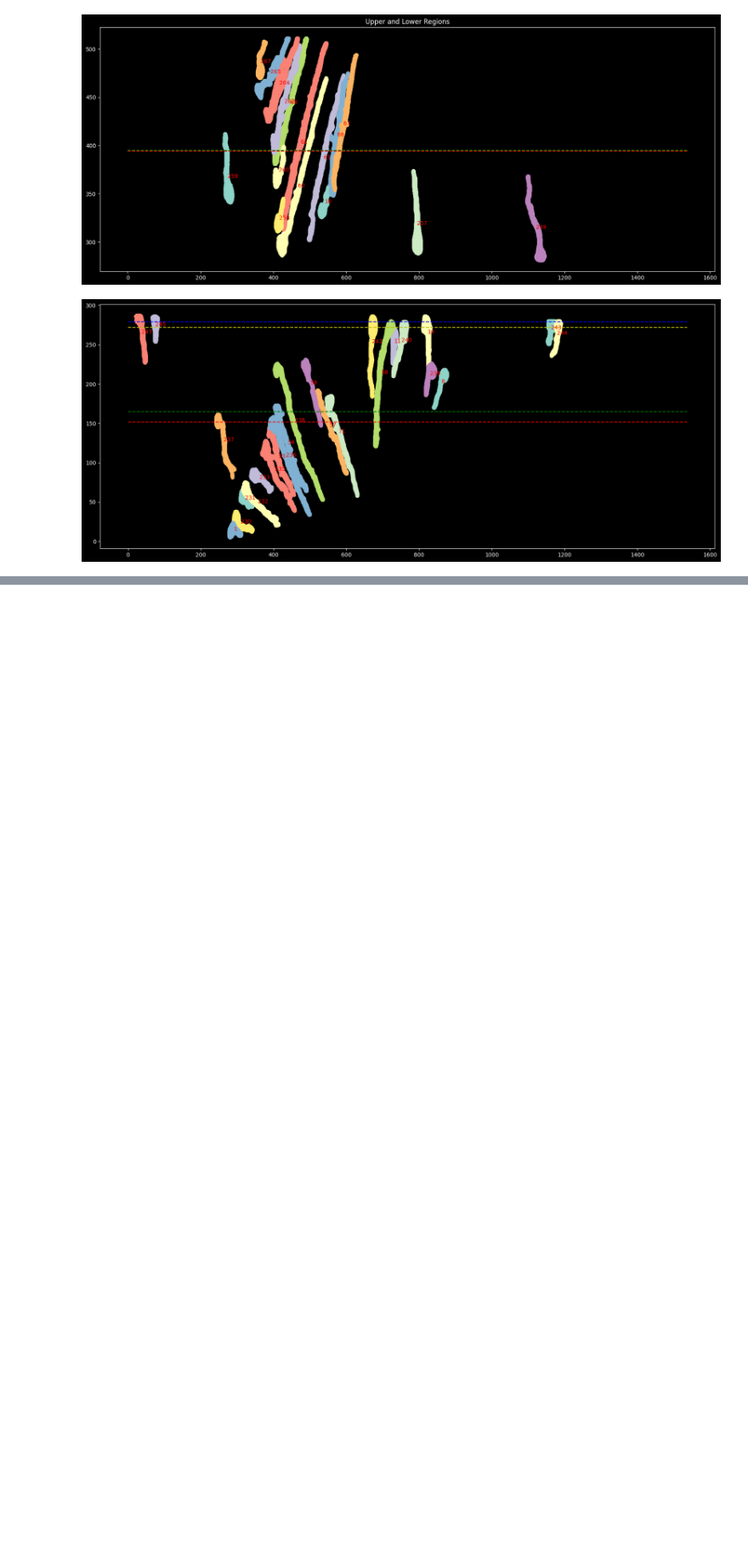
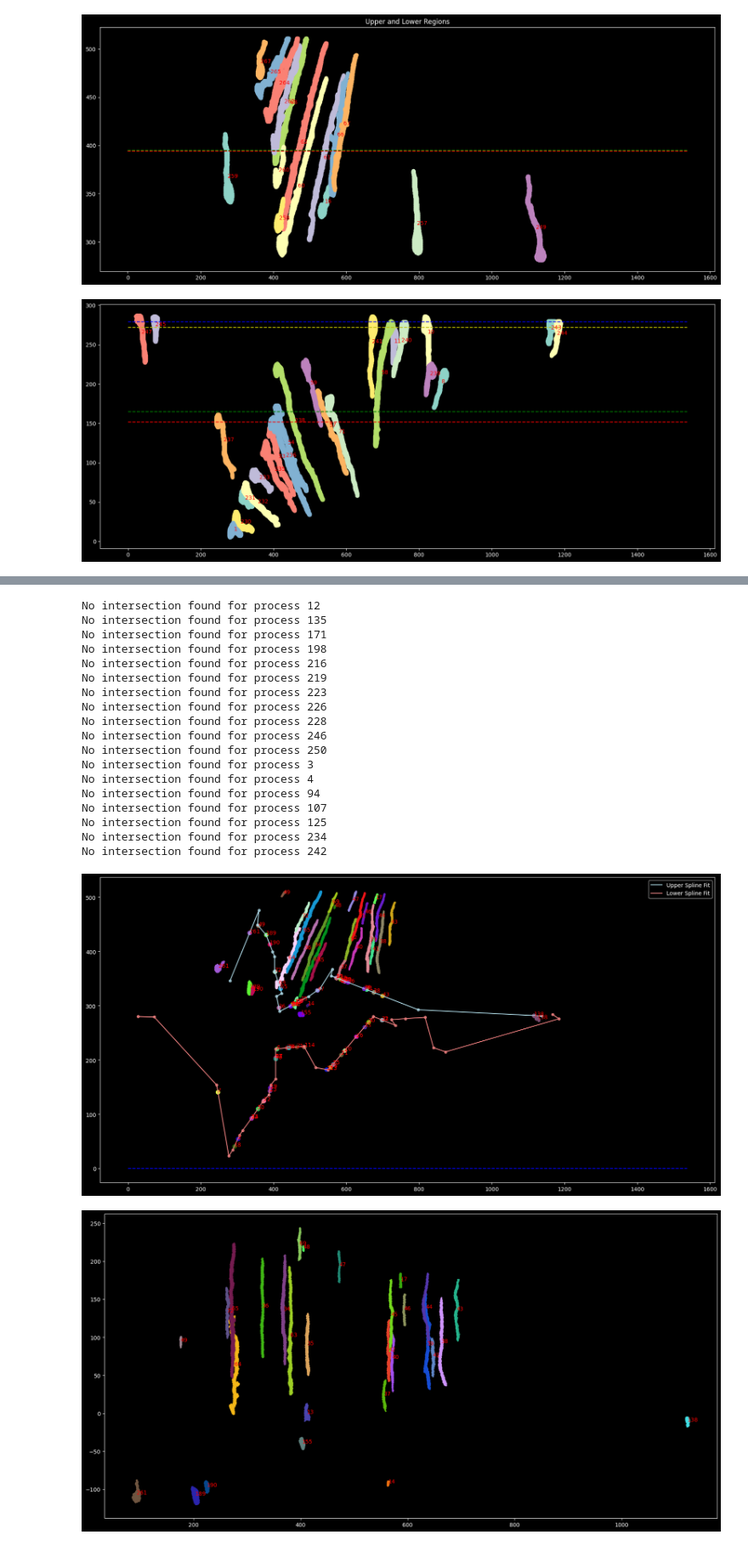
Before and after one commit to yaksilab/silver-dollop, a Jupyter notebook: src/astroglial_analysis/notebook.ipynb, the cells around one changed output, grey strips where cells are left out. Shown at 85% size. Saved outputs shown, nothing was run; the diff lists cells and outputs as text; code cells hidden in the pictures; blank space fills up the shorter version.

```diff
--- a/src/astroglial_analysis/notebook.ipynb
+++ b/src/astroglial_analysis/notebook.ipynb
@@ -100,0 +160,79 @@ plt.show()
+# %%
+t_upper, tck_upper, x_fit_upper, y_fit_upper, total_length_upper = parametrize_curve(upper_points)
+t_lower, tck_lower, x_fit_lower, y_fit_lower, total_length_lower = parametrize_curve(lower_points)
+
+plt.figure(figsize=(20, 10))
+processes_upper = processes["upper"]
+
+
+intersection_list_upper = get_all_intersections(tck_upper,t_upper,ab_list_upper,upper=True)
+intersection_list_lower = get_all_intersections(tck_lower,t_lower,ab_list_lower,upper=False)
+
+for label, (t, x, y),d in intersection_list_upper:
+    random_color = np.random.rand(3,)
+    plt.scatter(x, y, color=random_color, s=50)
+
+    coords = get_formated_region_coords(np.where(masks == label))
+    plt.scatter(coords[:, 0], coords[:, 1], color=random_color, s=3)
+    plt.text(np.mean(coords[:, 0]), np.mean(coords[:, 1]), str(label), fontsize=10, color='red')
+    plt.text(x, y, str(label), fontsize=10, color='red')
+
+
+
+for label, (t, x, y),d in intersection_list_lower:
+    random_color = np.random.rand(3,)
+    plt.scatter(x, y, color=random_color, s=50)
+    plt.text(x, y, str(label), fontsize=10, color='red')
+
+
+plot_parametrized_curve(upper_points, x_fit_upper, y_fit_upper ,color='lightblue', label='Upper Spline Fit')
+
+
+plot_parametrized_curve(lower_points, x_fit_lower, y_fit_lower, color='lightcoral', label='Lower Spline Fit')
+plt.hlines(0, 0, masks.shape[1], colors='b', linestyles='dashed')
+plt.legend()
+plt.show()
+
+plt.figure(figsize=(20, 10))
+for label, (t, x, y),d in intersection_list_upper:
+    coords = get_formated_region_coords(np.where(masks == label))
+    mean = np.mean(coords, axis=0)
+    translattion = np.array([t,d]) - mean
+    new_coords = coords + translattion
+    pc,_,_ = get_pcs(new_coords)
+    rotate_coords = rotate_region(pc,new_coords,True)
+    r_color = np.random.rand(3,)
+    plt.scatter(rotate_coords[:, 0], rotate_coords[:, 1], color=r_color,s=3)
+    plt.text(np.mean(rotate_coords[:, 0]), np.mean(rotate_coords[:, 1]), str(label), fontsize=10, color='red')
+plt.show()
+
+aligned_process_upper = uniform_align(intersection_list_upper,masks,True)
+
+plt.figure(figsize=(20, 10))
+for label, coords in aligned_process_upper:
+    r_color = np.random.rand(3,)
+    plt.scatter(coords[:, 0], coords[:, 1], color=r_color,s=3)
+    plt.text(np.mean(coords[:, 0]), np.mean(coords[:, 1]), str(label), fontsize=10, color='red')
+plt.hlines(0, 0, masks.shape[1], colors='b', linestyles='dashed')
+plt.show()
+# %% [output]
+No intersection found for process 12
+No intersection found for process 135
+No intersection found for process 171
+No intersection found for process 198
+No intersection found for process 216
+No intersection found for process 219
+No intersection found for process 223
+No intersection found for process 226
+No intersection found for process 228
+No intersection found for process 246
+No intersection found for process 250
+No intersection found for process 3
+No intersection found for process 4
+No intersection found for process 94
+No intersection found for process 107
+No intersection found for process 125
+No intersection found for process 234
+No intersection found for process 242
+[figure, added]
+[figure, added]
```
Also changed, not shown: parts of 9 cells of this notebook, 4 other files.
